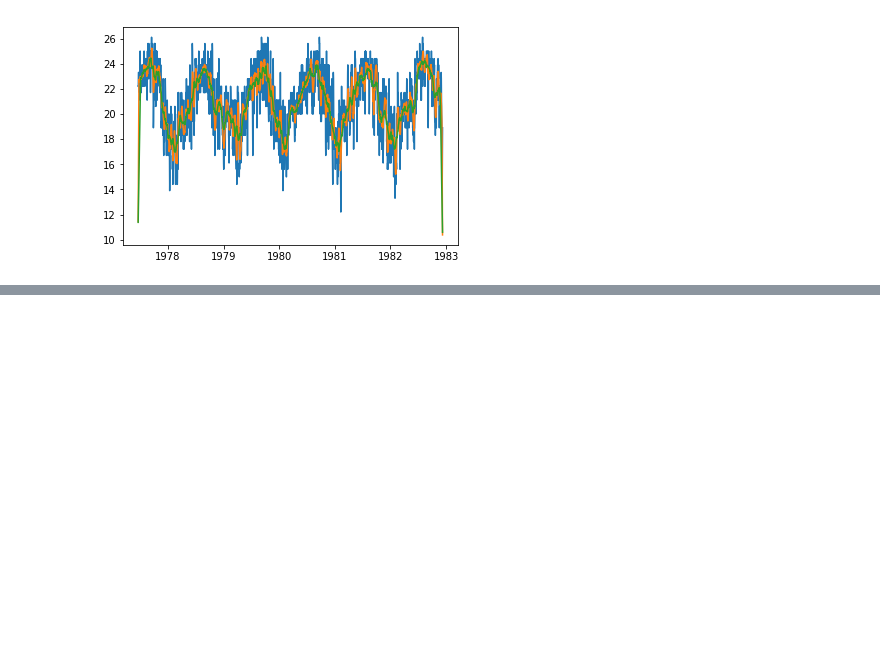
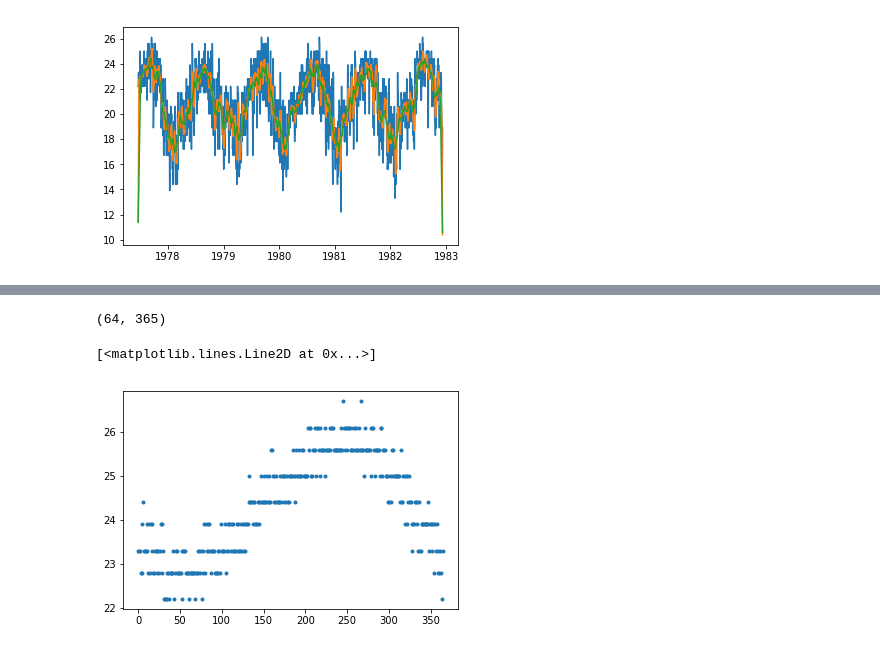
Before and after one commit to surya-durgaputra/PythonBasics, a Jupyter notebook: NumPy/5_W_data.ipynb, the cells around one changed output, grey strips where cells are left out. Drawn from its saved outputs; the diff is of its cells as text; code cells hidden in the pictures; blank space fills up the shorter version.

```diff
--- a/NumPy/5_W_data.ipynb
+++ b/NumPy/5_W_data.ipynb
@@ -308,0 +360,8 @@ plot_smoothed(lihue_tmin[10000:12000],30)#win=30
+# %%
+def selectyear(data,year):
+    start = np.datetime64('{}'.format(year))
+    end = start + np.timedelta64(1,'Y')
+
+    return data[(data['date'] >= start) & (data['date'] < end)]['value']
+
+selectyear(lihue_tmin, 1952)
@@ -308,0 +386,11 @@ plot_smoothed(lihue_tmin[10000:12000],30)#win=30
+# %%
+# Now, let's arrange all the years in a matrix.
+# For convenience, we are going to ignore the extra day in leap years.
+# This means that we'll be mis-aligning leap years with respect to normal ones, but
+# there will be only a small error.
+# So, I'll call the resulting matrix lihue_tmin_all.
+# I'm going to use the np.vstack, for vertical stack function.
+# I will apply to a list of data for all years between 1951 and 2014.
+# Take only the first 365 days and complete my list comprehension.
+lihue_tmin_all = np.vstack([selectyear(lihue_tmin,year)[:365] for year in range(1951,2014+1)])
+lihue_tmin_all
@@ -308,0 +405,12 @@ plot_smoothed(lihue_tmin[10000:12000],30)#win=30
+# %%
+lihue_tmin_all.shape
+# %% [output]
+(64, 365)
+# %%
+lihue_tmin_recordmin = np.min(lihue_tmin_all,axis=0)
+lihue_tmin_recordmax = np.max(lihue_tmin_all,axis=0)
+# %%
+pp.plot(lihue_tmin_recordmax,'.')
+# %% [output]
+[<matplotlib.lines.Line2D at 0x...>]
+[figure, added]
```
Also changed, not shown: parts of 16 cells of this notebook, 3 other files.
